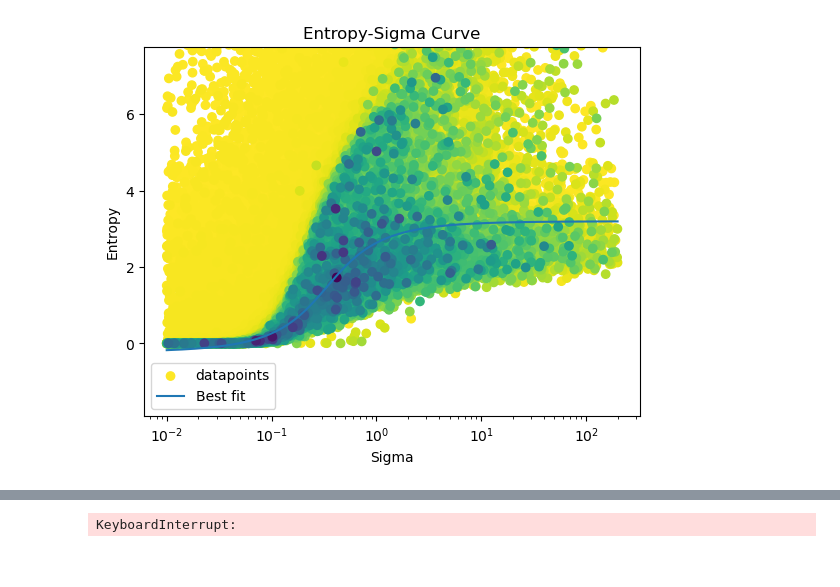
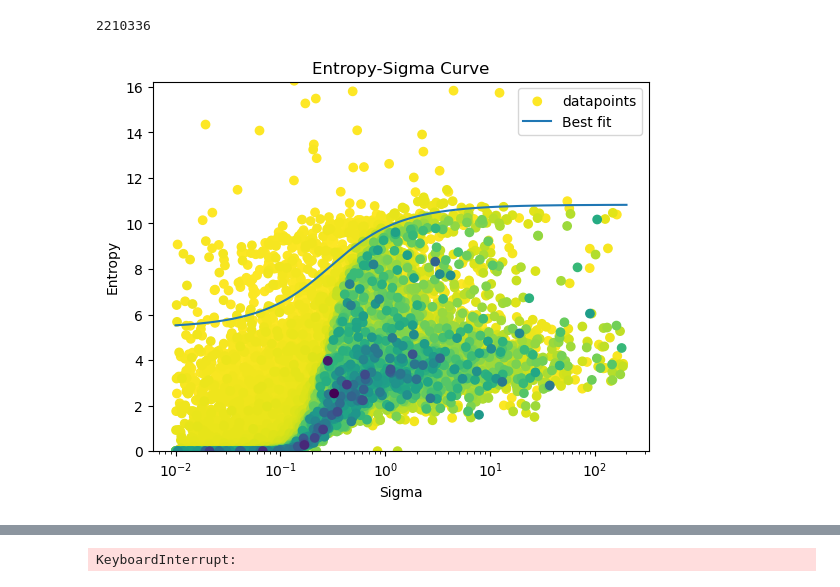
Before and after one commit to markov-bio/cdcd, a Jupyter notebook: training.ipynb, the cells around one changed output, grey strips where cells are left out. Cells and saved outputs as stored; diff of their text form; code cells hidden in the pictures.

```diff
--- a/training.ipynb
+++ b/training.ipynb
@@ -22,55 +22,59 @@ device="cuda" if torch.cuda.is_available() else "cpu"
 # %%
 import math
 from continous_diffusion.diffusion import Diffusion
-from continous_diffusion.model import TransformerModel
+from continous_diffusion.model import DiffusionTransformer
 from continous_diffusion.loss import Loss
 from continous_diffusion.embedding import Embedder
 from continous_diffusion.scheduling import CauchySchedule, LogisticSchedule
 from continous_diffusion.conditioning import TimeConditioning
 
-embed_dim=256
+embed_dim=64
+qkv_dim=1024
 num_heads=8
 cond_dim=16
-n_blocks=2
+n_blocks=8
 
-dit=TransformerModel(embed_dim,num_heads,cond_dim,n_blocks)
+dit=DiffusionTransformer(embed_dim,qkv_dim,num_heads,cond_dim,n_blocks)
 embedder=Embedder(vocab_size,embed_dim)
 schedule=CauchySchedule(0.01,200,0,0.3,math.log(vocab_size),0)
 loss=Loss(embedder,schedule)
-conditioning=TimeConditioning(cond_dim,cond_dim)
-model=Diffusion(dit,loss,conditioning).to(device)
+model=Diffusion(dit,loss).to(device)
+
+print(model.n_parameters)
+# %% [output]
+2210336
 # %%
 schedule_update_frequency=2000
 # DataLoader
 train_loader = DataLoader(tokenized_datasets["train"], batch_size=32, shuffle=True)
 optimizer = torch.optim.AdamW(model.parameters(),lr=1e-4)
 
 from IPython.display import clear_output
 # Training loop
 model.train()
 for epoch in range(1):  # Define num_epochs
     for i,batch in enumerate(train_loader):
 
         optimizer.zero_grad()  # Define your optimizer
         tokens = batch['input_ids'].to(device)
-        x,sigma=model.make_sample(tokens)
-        prediction=model(x,sigma)
+        x,sigma,attn_mask=model.make_sample(tokens)
+        prediction=model(x,sigma,attn_mask)
         # Forward pass
         loss = model.loss(tokens,prediction,sigma)
 
         loss.backward()
 
         optimizer.step()
         # Log, print, or save as needed
 
         if i%schedule_update_frequency==0 and i!=0:
             schedule.update_optimal_parameters()
 
         if i%200==0 and i!=0:
             clear_output(wait=True)
             schedule.plot_entropy_time_curve()
 
 
         print(f"Step: {i},  Loss: {loss.item()}")
 # %% [output]
-[figure, old version]
+[figure, new version]
```
Also changed, not shown: parts of 5 cells of this notebook, 6 other files.
